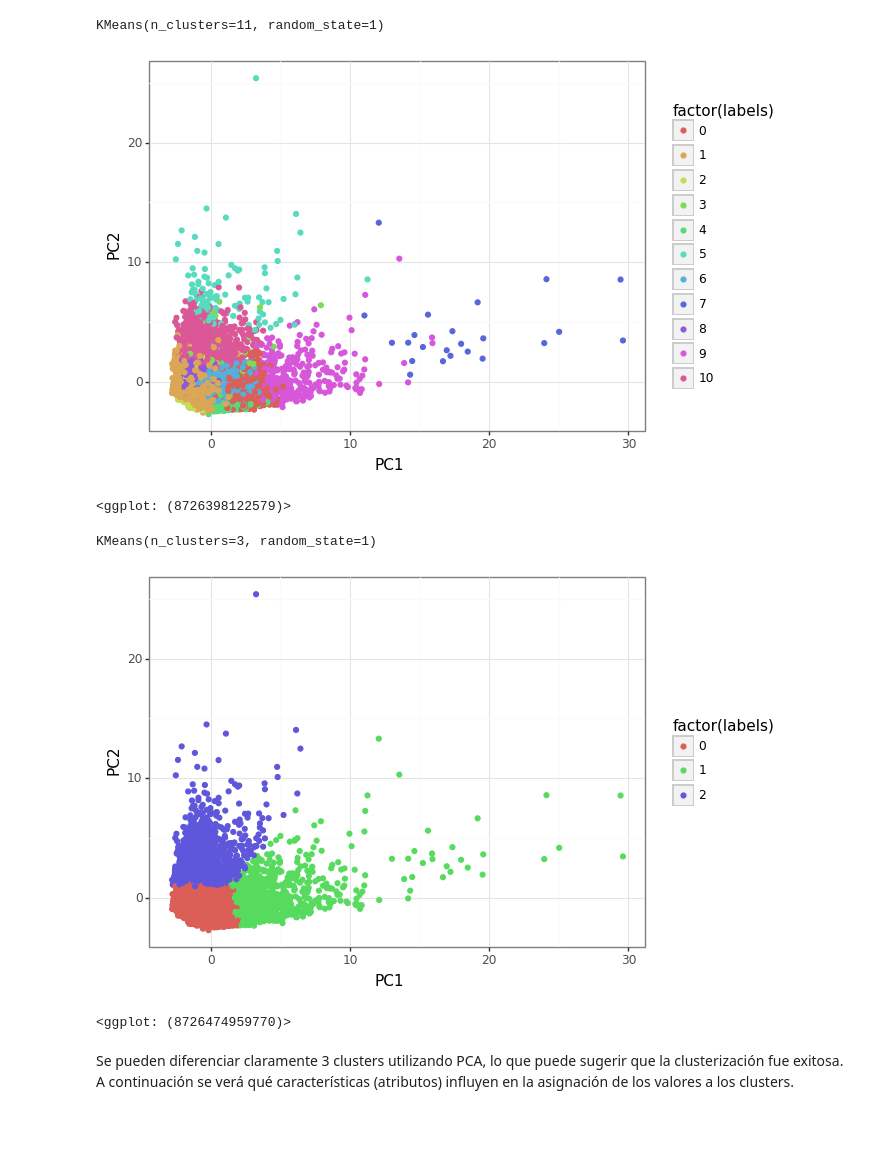
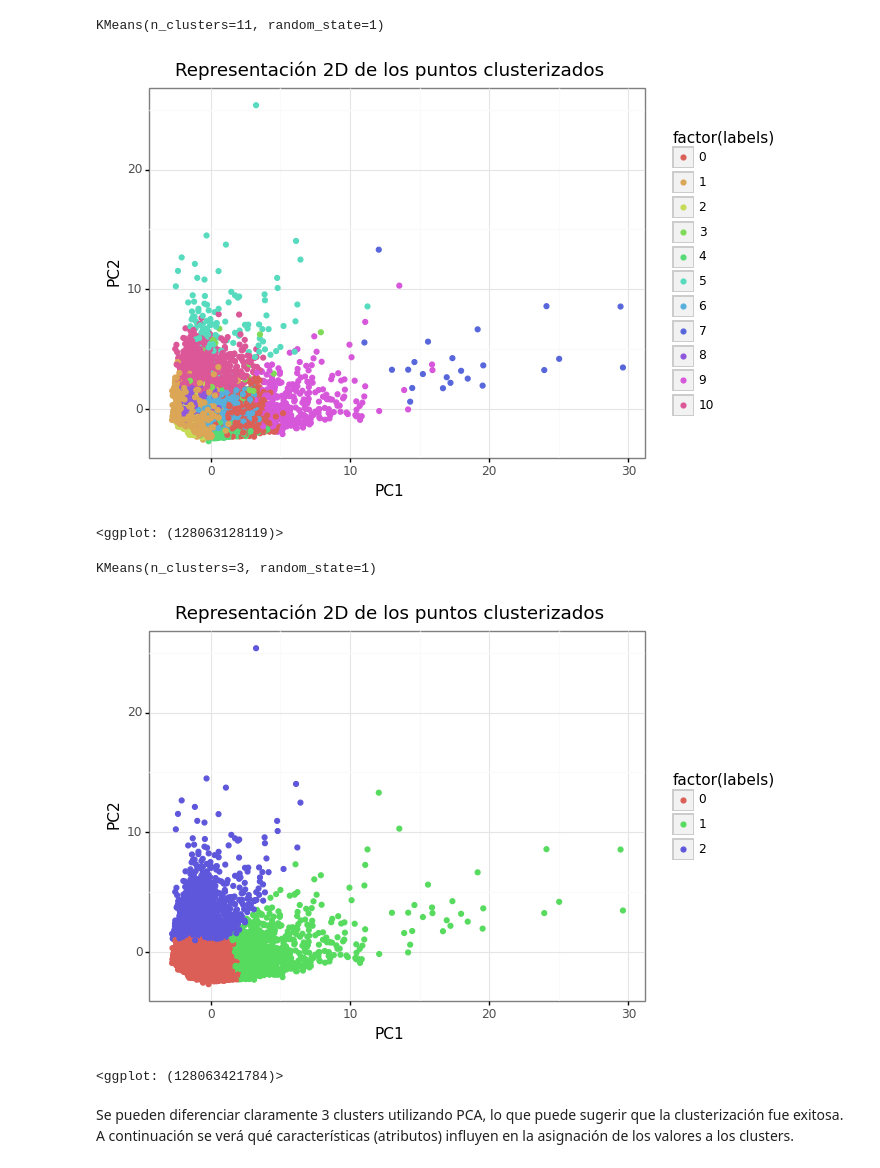
Before and after one commit to eolo-ws/proyecto-1-mineria-datos, a Jupyter notebook: proyecto-mineria-grupo-5.ipynb, the cells around one changed output. Saved outputs shown, nothing was run; the diff lists cells and outputs as text; code cells hidden in the pictures; blank space fills up the shorter version.

```diff
--- a/proyecto-mineria-grupo-5.ipynb
+++ b/proyecto-mineria-grupo-5.ipynb
@@ -254,15 +256,15 @@ KMeans(n_clusters=11, random_state=1)
 # %%
 #Creando el objeto y aplicando PCA
 pca = PCA(n_components=2)
 pca.fit(scaled_features)
 tempData = pca.transform(scaled_features)
 tempData = pd.DataFrame(tempData,columns=["PC1","PC2"])
 tempData["labels"]=kmeans.labels_
 tempData
-ggplot(tempData)+aes(x="PC1",y="PC2",color="factor(labels)")+geom_point(show_legend=True)+theme_bw()
+ggplot(tempData)+aes(x="PC1",y="PC2",color="factor(labels)")+geom_point(show_legend=True)+theme_bw()+labs(title="Representación 2D de los puntos clusterizados")
 # %% [output]
-[figure, old version]
+[figure, new version]
-<ggplot: (8726398122579)>
+<ggplot: (128063128119)>
 # %%
 #Aplicando el número de clusters seleccionado
 selectedCluster=3
@@ -278,10 +280,10 @@ tempData = pca.transform(scaled_features)
 tempData = pd.DataFrame(tempData,columns=["PC1","PC2"])
 tempData["labels"]=kmeans.labels_
 tempData
-ggplot(tempData)+aes(x="PC1",y="PC2",color="factor(labels)")+geom_point(show_legend=True)+theme_bw()
+ggplot(tempData)+aes(x="PC1",y="PC2",color="factor(labels)")+geom_point(show_legend=True)+theme_bw()+labs(title="Representación 2D de los puntos clusterizados")
 # %% [output]
-[figure, old version]
+[figure, new version]
-<ggplot: (8726474959770)>
+<ggplot: (128063421784)>
 # %% [markdown]
 Se pueden diferenciar claramente 3 clusters utilizando PCA, lo que puede sugerir que la clusterización fue exitosa. A continuación se verá qué características (atributos) influyen en la asignación de los valores a los clusters.
 # %% [markdown]
```
Also changed, not shown: parts of 5 cells of this notebook.
